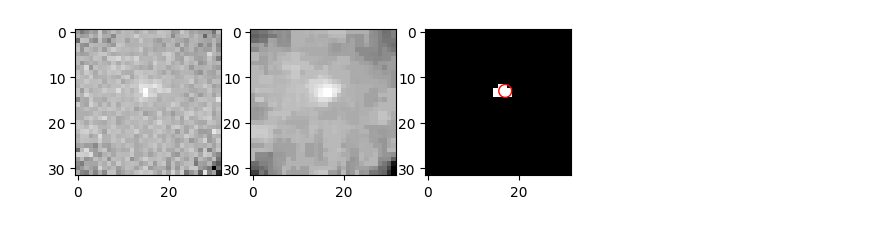
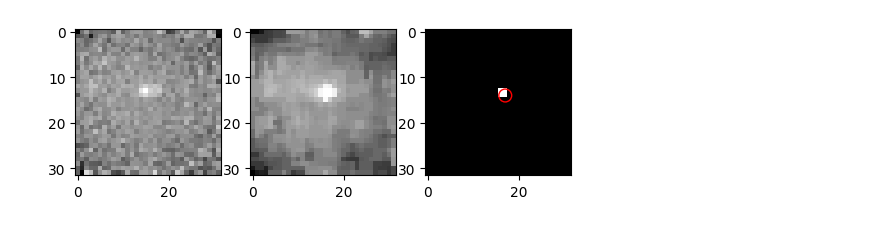
Before and after one commit to M4rkX-Y/flowdetector, a Jupyter notebook: main.ipynb, the cells around one changed output. Drawn from its saved outputs; the diff is of its cells as text; code cells hidden in the pictures.

```diff
--- a/main.ipynb
+++ b/main.ipynb
@@ -17,34 +18,33 @@ for i in range(frames):
 
 data = np.array(data)
 # %%
-count = 1
-frame = data[count]
+count = 2
+frame = copy.deepcopy(data[count])
+
 frame = (frame - np.min(frame)) / (np.max(frame) - np.min(frame))
 
 
 fig = plt.figure()
 plt.gray()
 ax1 = fig.add_subplot(131)
 ax2 = fig.add_subplot(132)
 ax3 = fig.add_subplot(133)
 ax1.imshow(frame)
 new_frame = ndimage.gaussian_filter(frame, sigma=0.1)
 new_frame = ndimage.median_filter(new_frame, size=4)
 ax2.imshow(new_frame)
-tresh = new_frame > 0.8
+tresh = new_frame > 0.75
 blobs = blob_log(tresh, max_sigma=10, threshold=0.01)
 edge = canny(
     new_frame,
     sigma=1,
     low_threshold=0.09,
     high_threshold=0.26,
 )
 ax3.imshow(tresh)
 for blob in blobs:
     y, x, area = blob
     ax3.add_patch(plt.Circle((x, y), area * np.sqrt(2), color="r", fill=False))
-
-
 plt.show()
 # %% [output]
-[figure, old version]
+[figure, new version]
```
Also changed, not shown: parts of 4 cells of this notebook.
